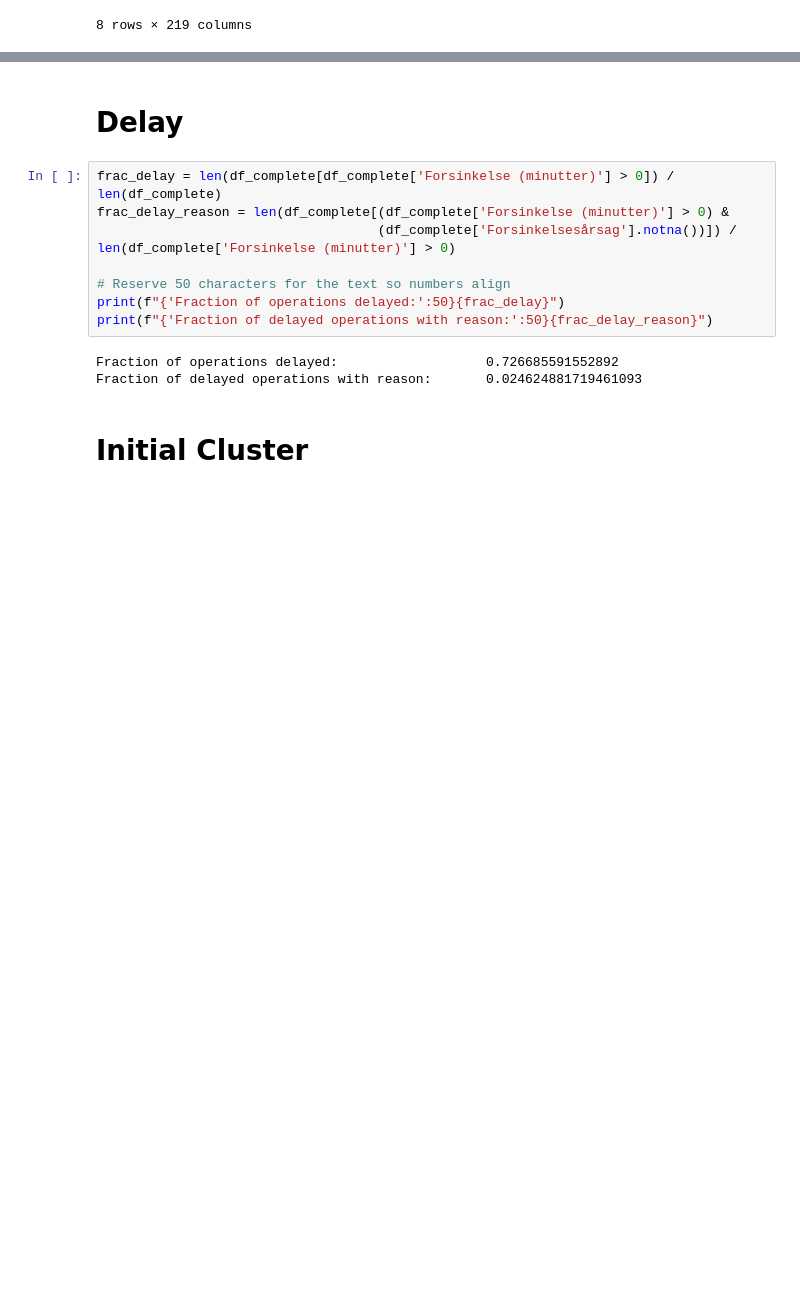
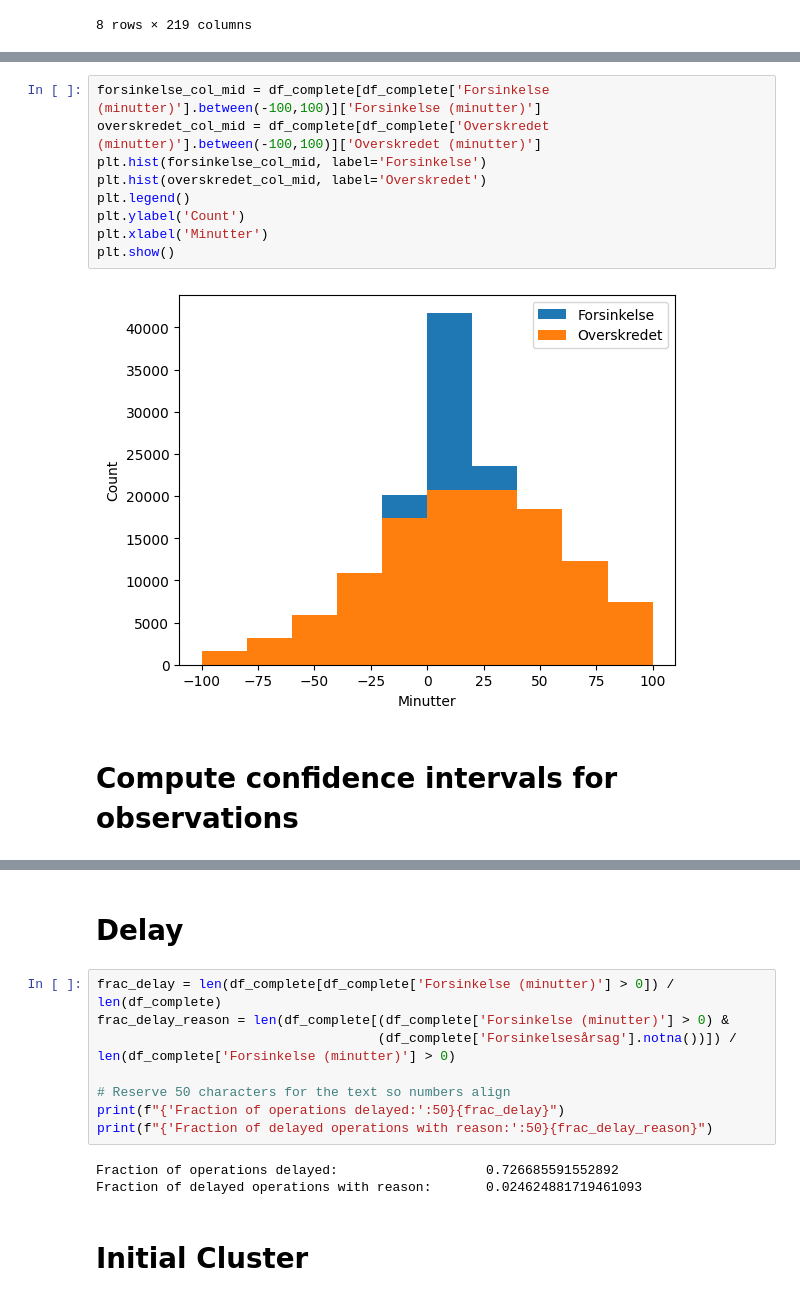
Before and after one commit to killermort9/AnalyticsToAction, a Jupyter notebook: esther.ipynb, the cells around one changed output, grey strips where cells are left out. Drawn from its saved outputs; the diff is of its cells as text; blank space fills up the shorter version.

```diff
--- a/esther.ipynb
+++ b/esther.ipynb
@@ -33,0 +46,13 @@ df_complete.describe()
+# %%
+forsinkelse_col_mid = df_complete[df_complete['Forsinkelse (minutter)'].between(-100,100)]['Forsinkelse (minutter)']
+overskredet_col_mid = df_complete[df_complete['Overskredet (minutter)'].between(-100,100)]['Overskredet (minutter)']
+plt.hist(forsinkelse_col_mid, label='Forsinkelse')
+plt.hist(overskredet_col_mid, label='Overskredet')
+plt.legend()
+plt.ylabel('Count')
+plt.xlabel('Minutter')
+plt.show()
+# %% [output]
+[figure, added]
+# %% [markdown]
+# Compute confidence intervals for observations
```
Also changed, not shown: parts of 19 cells of this notebook.
